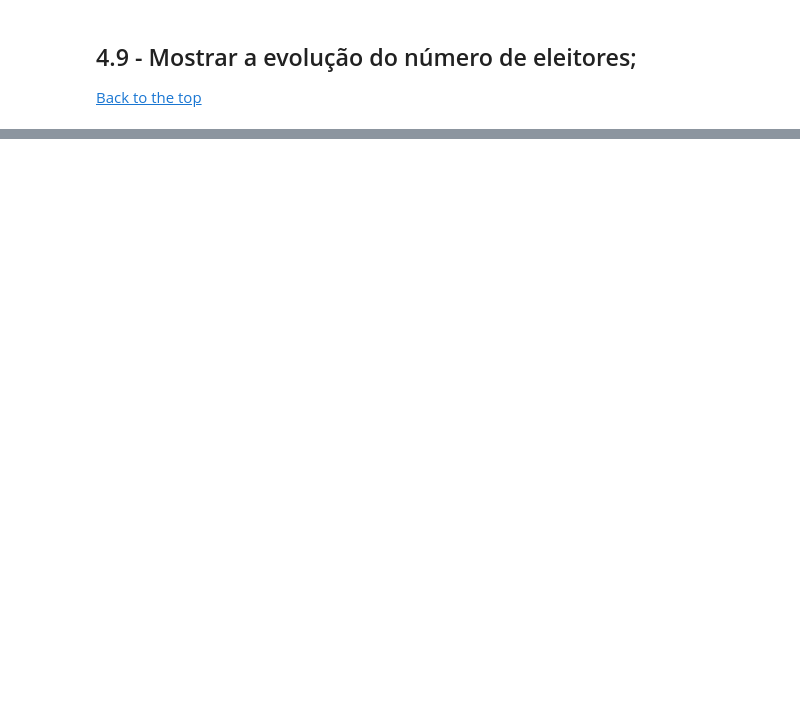
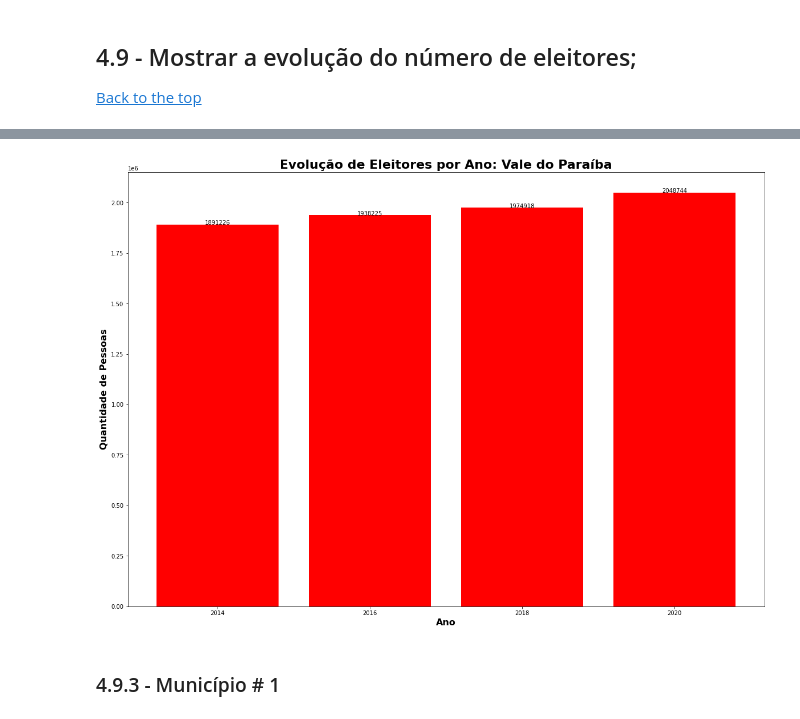
Before and after one commit to aerosdan/data-analysis, a Jupyter notebook: analise_dados_eleitorais.ipynb, the cells around one changed output, grey strips where cells are left out. Drawn from its saved outputs; the diff is of its cells as text; code cells hidden in the pictures; blank space fills up the shorter version.

```diff
--- a/analise_dados_eleitorais.ipynb
+++ b/analise_dados_eleitorais.ipynb
@@ -639,0 +825,24 @@ top_5_cities_most_young_voters(df_perfil_eleitorado_vale)
+# %%
+eleitores_2014_vale = df_eleitorado_2014.query(f'NM_MUNICIPIO == @all_cities_cobertura_vanguarda').QTD_ELEITORES.sum()
+eleitores_2016_vale = df_eleitorado_2016.query(f'NM_MUNICIPIO == @all_cities_cobertura_vanguarda').QTD_ELEITORES.sum()
+eleitores_2018_vale = df_eleitorado_2018.query(f'NM_MUNICIPIO == @all_cities_cobertura_vanguarda').QTD_ELEITORES.sum()
+eleitores_2020_vale = df_eleitorado_2020.query(f'NM_MUNICIPIO == @all_cities_cobertura_vanguarda').QTD_ELEITORES.sum()
+# %%
+# bar option
+plt.figure(figsize=(20,14))
+x = ['2014','2016','2018','2020']
+y = [eleitores_2014_vale, eleitores_2016_vale, eleitores_2018_vale, eleitores_2020_vale]
+
+plt.bar(x,y,color='r')
+
+add_labels(x, y)
+plt.title(f'Evolução de Eleitores por Ano: Vale do Paraíba',fontdict=title_font)
+
+plt.xlabel('Ano',fontdict=label_font)
+plt.ylabel('Quantidade de Pessoas',fontdict=label_font)
+
+plt.show()
+# %% [output]
+[figure, added]
+# %% [markdown]
+### 4.9.3 - Município # 1
```
Also changed, not shown: parts of 38 cells of this notebook, 5 other files.
